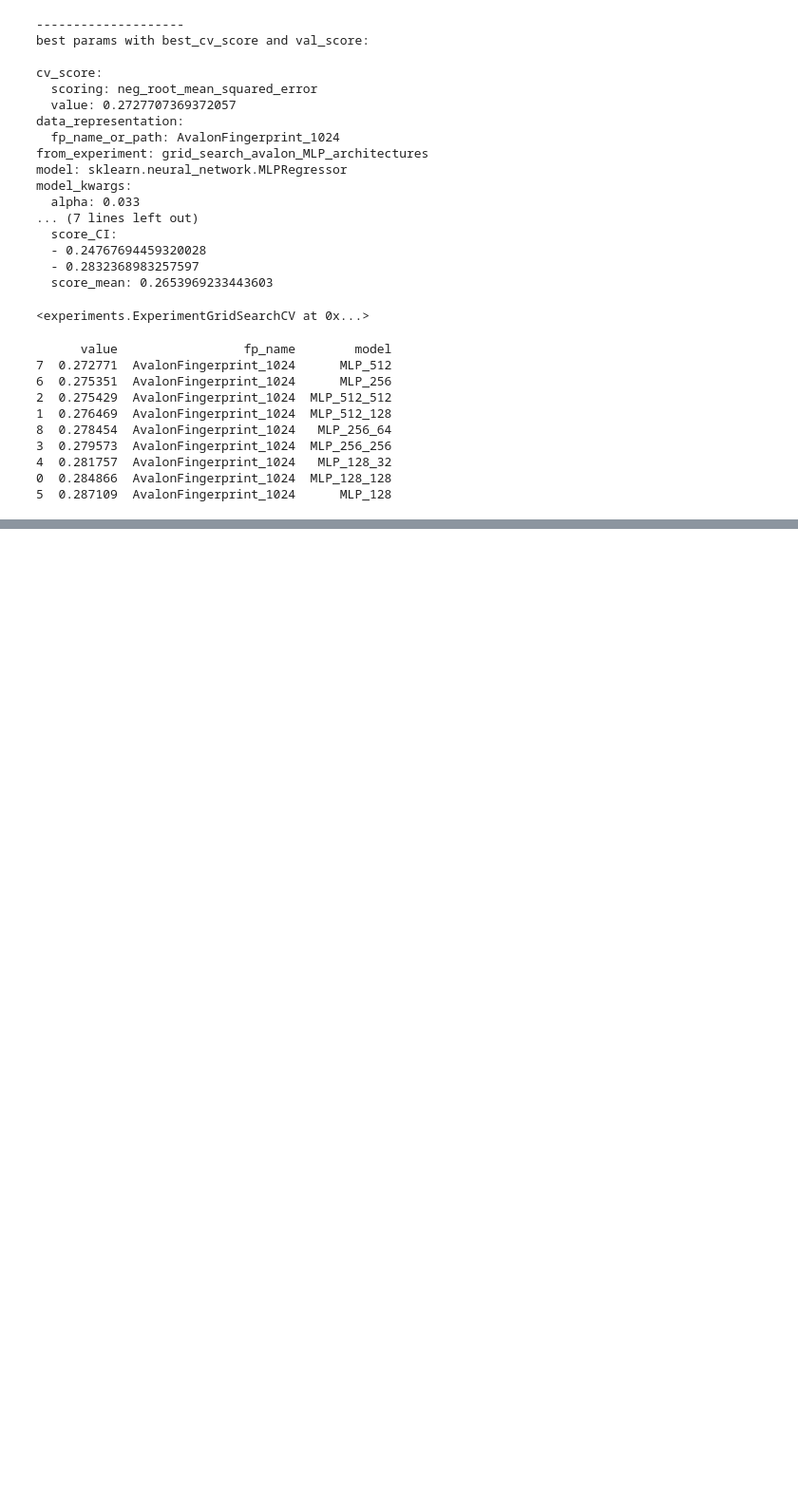
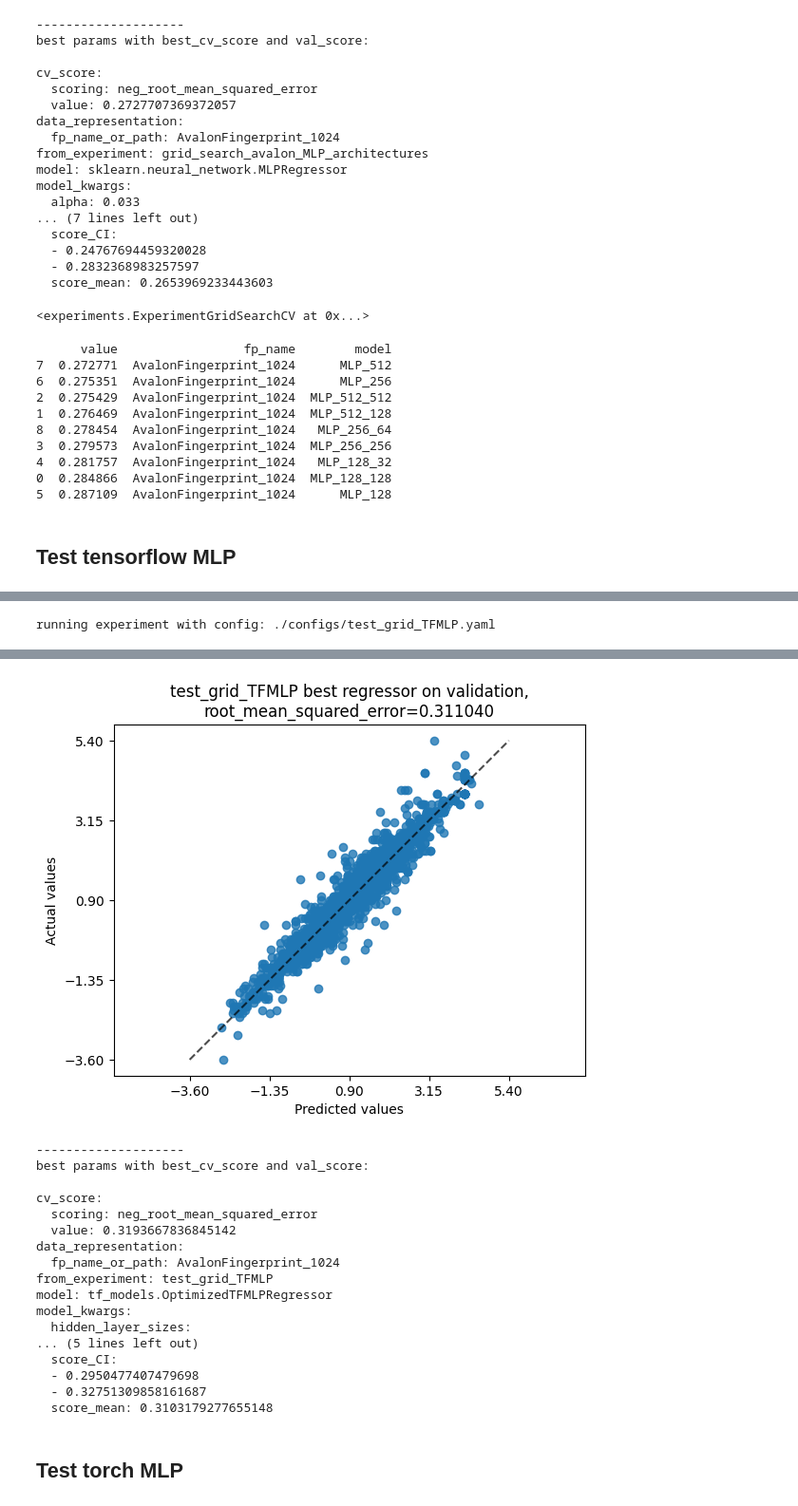
Before and after one commit to mvgolubev99/kaggle-chemical-structure-and-logp, a Jupyter notebook: interaction.ipynb, the cells around one changed output, grey strips where cells are left out. Shown at 95% size. Drawn from its saved outputs; the diff is of its cells as text; code cells hidden in the pictures; blank space fills up the shorter version.

```diff
--- a/interaction.ipynb
+++ b/interaction.ipynb
@@ -622,3 +623,9 @@ print(df.sort_values("value"))
 4  0.281757  AvalonFingerprint_1024   MLP_128_32
 0  0.284866  AvalonFingerprint_1024  MLP_128_128
 5  0.287109  AvalonFingerprint_1024      MLP_128
+# %% [markdown]
+## Test tensorflow MLP
+# %%
+# 21 seconds on T4
+exp = run_hp_search_experiment("./configs/test_grid_TFMLP.yaml")
+# %% [output]
@@ -624,0 +633 @@ print(df.sort_values("value"))
+running experiment with config: ./configs/test_grid_TFMLP.yaml
@@ -624,0 +638,20 @@ print(df.sort_values("value"))
+[figure, added]
+--------------------
+best params with best_cv_score and val_score:
+
+cv_score:
+  scoring: neg_root_mean_squared_error
+  value: 0.3193667836845142
+data_representation:
+  fp_name_or_path: AvalonFingerprint_1024
+from_experiment: test_grid_TFMLP
+model: tf_models.OptimizedTFMLPRegressor
+model_kwargs:
+  hidden_layer_sizes:
+... (5 lines left out)
+  score_CI:
+  - 0.2950477407479698
+  - 0.32751309858161687
+  score_mean: 0.3103179277655148
+# %% [markdown]
+## Test torch MLP
```
Also changed, not shown: parts of 36 cells of this notebook.
